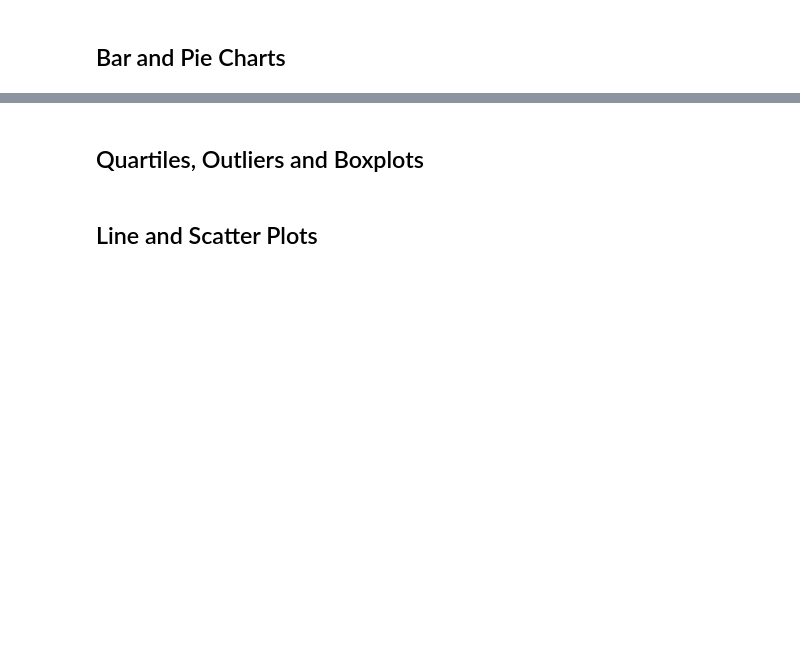
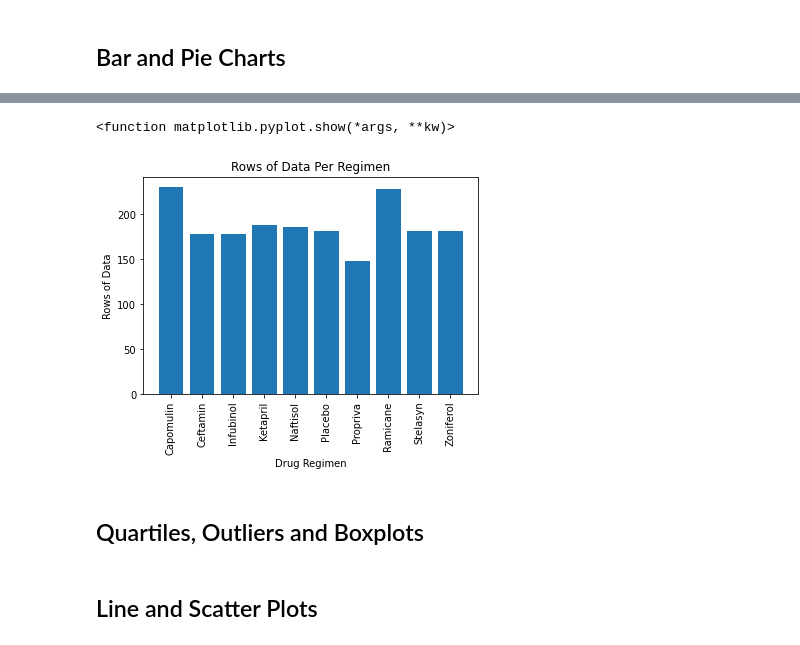
Before and after one commit to cwolf1424/Matplotlib_Challenge, a Jupyter notebook: Starter_Code/Pymaceuticals/pymaceuticals_starter.ipynb, the cells around one changed output, grey strips where cells are left out. Saved outputs shown, nothing was run; the diff lists cells and outputs as text; code cells hidden in the pictures; blank space fills up the shorter version.

```diff
--- a/Starter_Code/Pymaceuticals/pymaceuticals_starter.ipynb
+++ b/Starter_Code/Pymaceuticals/pymaceuticals_starter.ipynb
@@ -193,5 +222,14 @@ regimen_tumor_volue_summary_df
 # %%
 # Generate a bar plot showing the total number of rows (Mouse ID/Timepoints) for each drug regimen using pyplot.
+chart_df_bar2 = plt.bar(chart_df.index,chart_df["Mouse ID"])
+plt.xticks(rotation=90)
+plt.xlabel ("Drug Regimen")
+plt.ylabel ("Rows of Data")
+plt.title ("Rows of Data Per Regimen")
+plt.show
+# %% [output]
+<function matplotlib.pyplot.show(*args, **kw)>
+[figure, added]
 # %%
 # Generate a pie plot showing the distribution of female versus male mice using Pandas
 # %%
```
Also changed, not shown: parts of 3 cells of this notebook, 1 other file.
